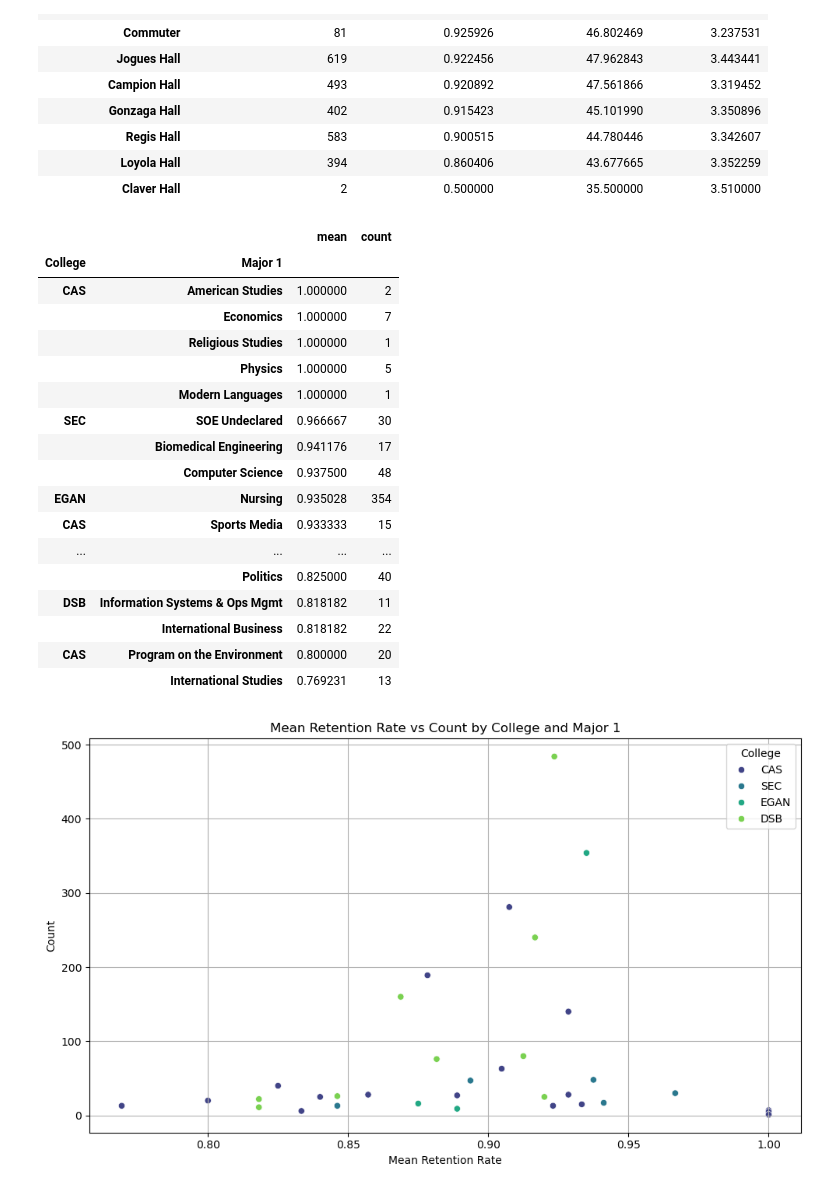
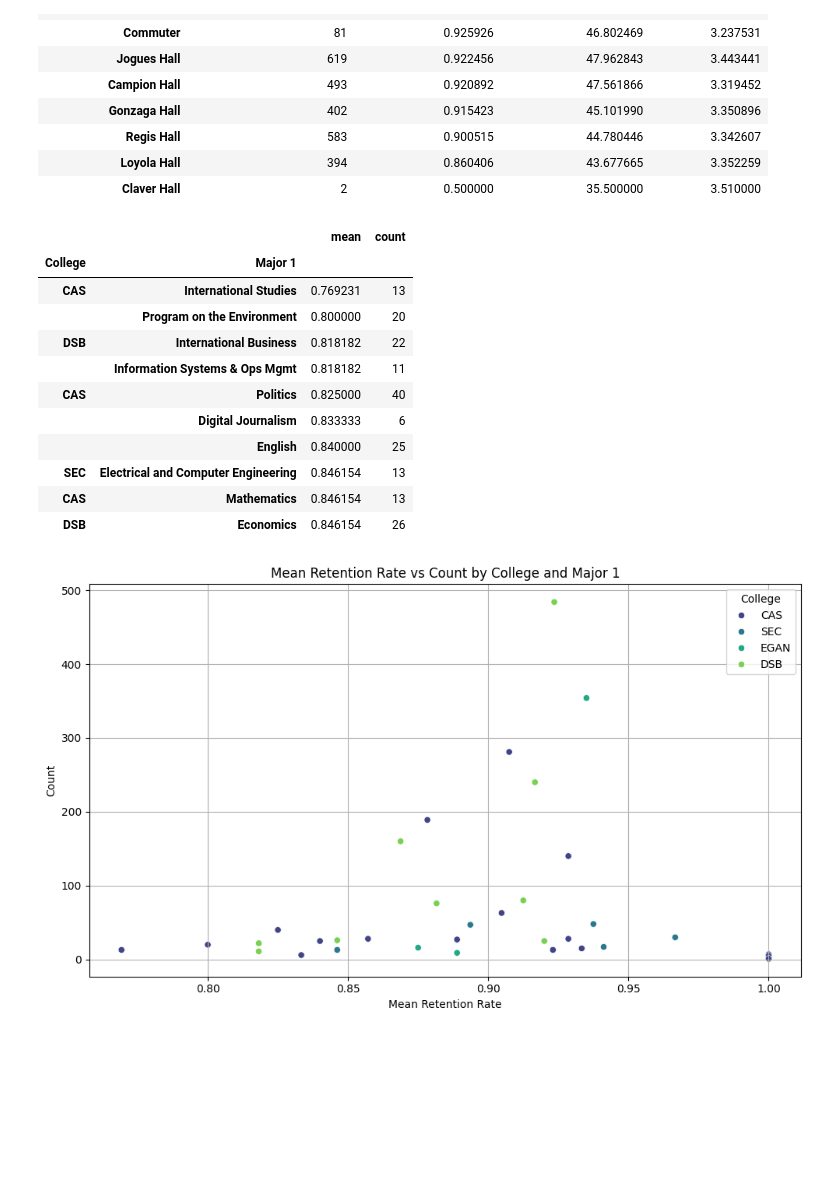
Before and after one commit to kflemming30/Student-Drop-Out-Prediction, a Jupyter notebook: DropOutAnalysis.ipynb, the cells around one changed output. Saved outputs shown, nothing was run; the diff lists cells and outputs as text; code cells hidden in the pictures; blank space fills up the shorter version.

```diff
--- a/DropOutAnalysis.ipynb
+++ b/DropOutAnalysis.ipynb
@@ -154,26 +124,20 @@ result
 | Loyola Hall | 394 | 0.860406 | 43.677665 | 3.352259 |
 | Claver Hall | 2 | 0.500000 | 35.500000 | 3.510000 |
 # %%
-student_df.groupby(['College', 'Major 1'])['1st Year Retention'].agg(['mean', 'count']).sort_values(by='mean', ascending=False)
+student_df.groupby(['College', 'Major 1'])['1st Year Retention'].agg(['mean', 'count']).sort_values(by='mean', ascending=True).head(10)
 # %% [output]
 |  |  | mean | count |
 | College | Major 1 |  |  |
-| CAS | American Studies | 1.000000 | 2 |
-|  | Economics | 1.000000 | 7 |
-|  | Religious Studies | 1.000000 | 1 |
-|  | Physics | 1.000000 | 5 |
-|  | Modern Languages | 1.000000 | 1 |
-| SEC | SOE Undeclared | 0.966667 | 30 |
-|  | Biomedical Engineering | 0.941176 | 17 |
-|  | Computer Science | 0.937500 | 48 |
-| EGAN | Nursing | 0.935028 | 354 |
-| CAS | Sports Media | 0.933333 | 15 |
-| ... | ... | ... | ... |
-|  | Politics | 0.825000 | 40 |
-| DSB | Information Systems & Ops Mgmt | 0.818182 | 11 |
-|  | International Business | 0.818182 | 22 |
-| CAS | Program on the Environment | 0.800000 | 20 |
-|  | International Studies | 0.769231 | 13 |
+| CAS | International Studies | 0.769231 | 13 |
+|  | Program on the Environment | 0.800000 | 20 |
+| DSB | International Business | 0.818182 | 22 |
+|  | Information Systems & Ops Mgmt | 0.818182 | 11 |
+| CAS | Politics | 0.825000 | 40 |
+|  | Digital Journalism | 0.833333 | 6 |
+|  | English | 0.840000 | 25 |
+| SEC | Electrical and Computer Engineering | 0.846154 | 13 |
+| CAS | Mathematics | 0.846154 | 13 |
+| DSB | Economics | 0.846154 | 26 |
 # %%
 import seaborn as sns
 import matplotlib.pyplot as plt
```
Also changed, not shown: parts of 53 cells of this notebook.
